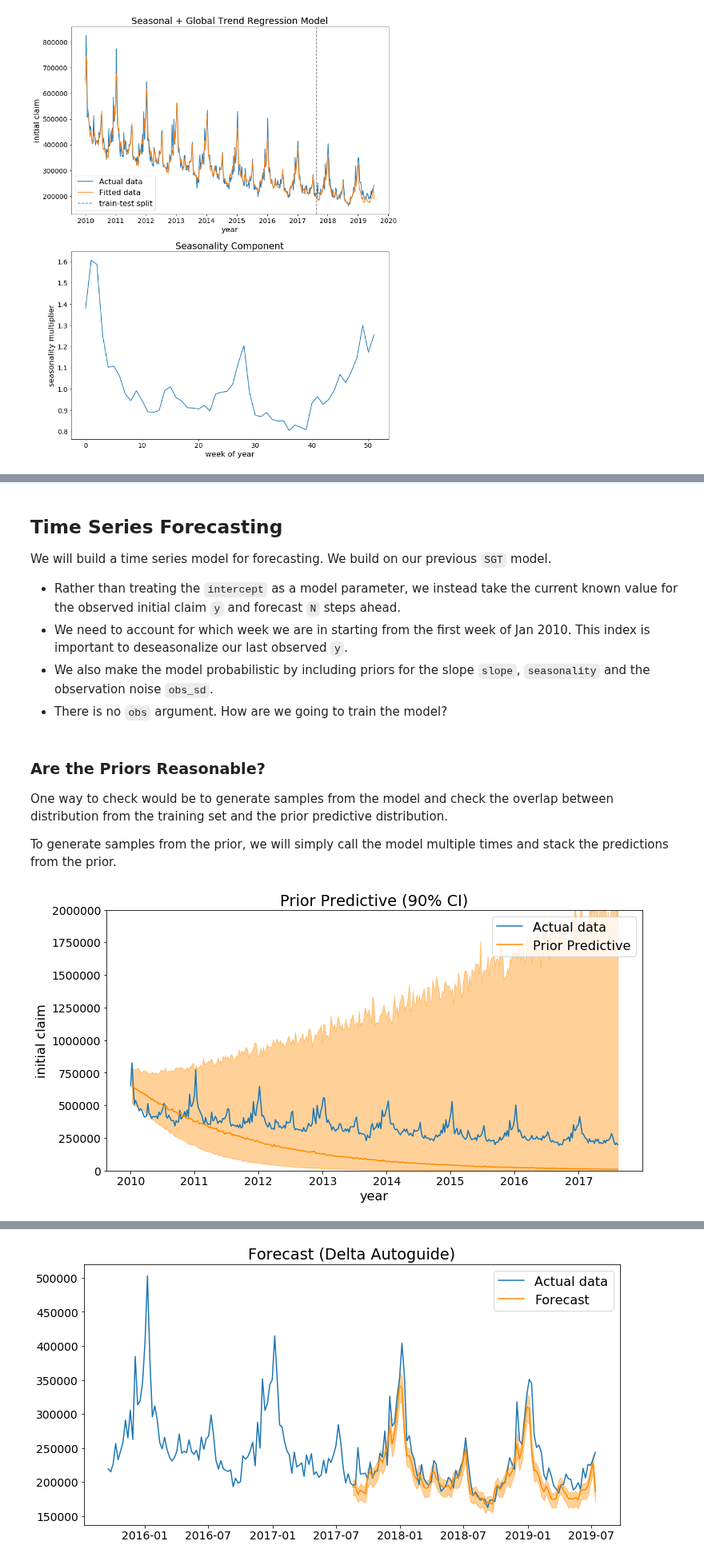
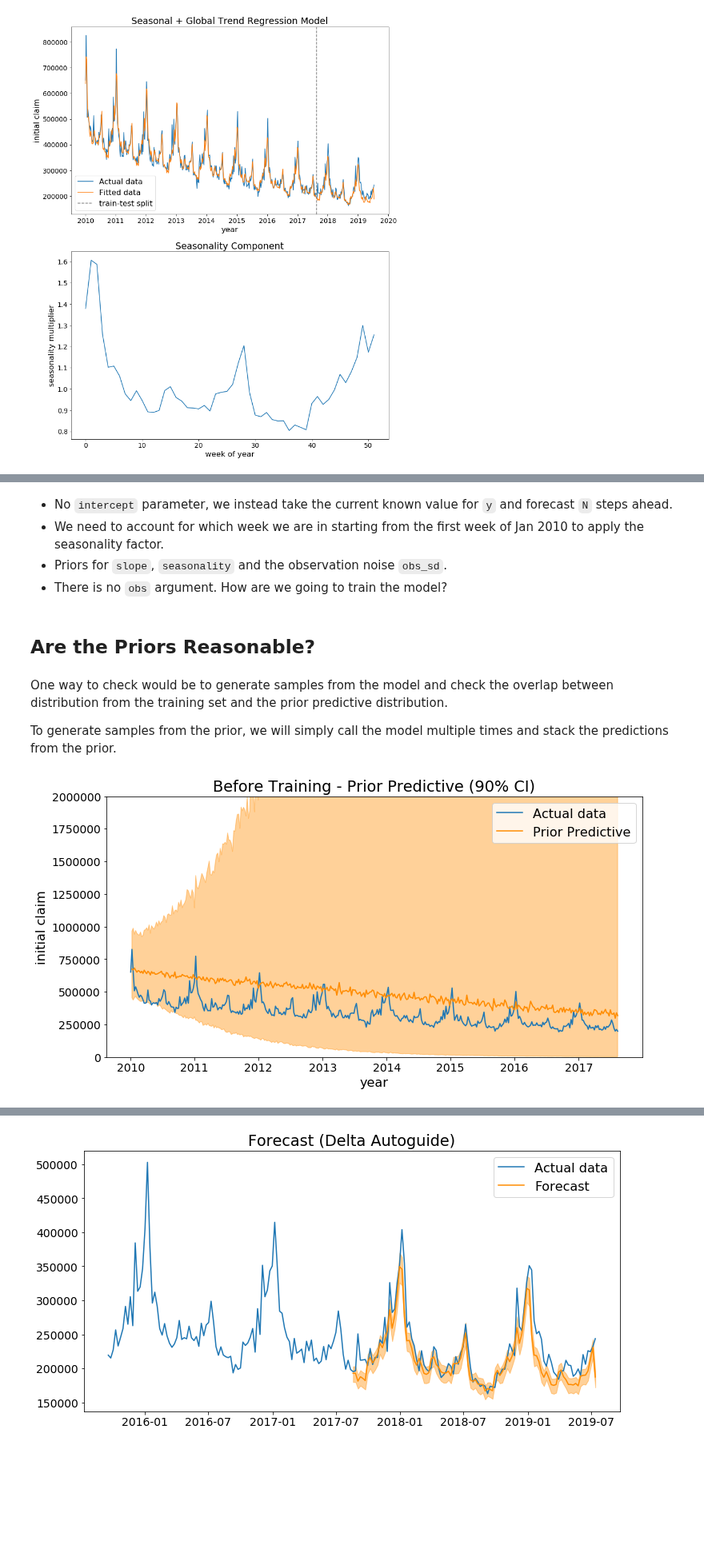
Before and after one commit to pyro-ppl/sandbox, a Jupyter notebook: 2019-08-time-series/part_ii_inference.ipynb, the cells around one changed output, grey strips where cells are left out. Shown at 80% size. Drawn from its saved outputs; the diff is of its cells as text; code cells hidden in the pictures; blank space fills up the shorter version.

```diff
--- a/2019-08-time-series/part_ii_inference.ipynb
+++ b/2019-08-time-series/part_ii_inference.ipynb
@@ -110,7 +109,7 @@ This model code is mostly just a translation of our data generating process.
 Tensor libraries like PyTorch have highly optimized linear algebra routines that can exploit data parallelism. Let us vectorize the *likelihood* computation to operate over all data in parallel.
 # %%
 def model_global_trend(y):
-    slope = pyro.param('slope', torch.tensor(1.))
+    slope = pyro.param('slope', torch.tensor(0.))
     intercept = pyro.param('intercept', torch.tensor(13.))
     with pyro.plate('N', len(y)) as t:
         log_y_hat = slope * t.type(torch.float) + intercept
@@ -121,4 +124,4 @@ def model_global_trend(y):
 N = len(y)
 N_test = 100
 N_train = N - N_test
-y_train = y[:-N_test]
+y_train = y[:N_train]
@@ -265,45 +271,48 @@ ax[1].set(title='Seasonality Component',
+# %%
+"""
+N : Number of forecast steps from the current step.
+x : Index for the last observed data from which to start forecasting.
+y : Value for the last observed data.
+"""
+def prob_sgt(N, x, y):
+    slope = pyro.sample('slope', dist.Normal(-0.18, 1.)) * 1e-2
+    obs_sd = pyro.sample('obs_sd', dist.HalfNormal(1.)) * 0.1
+    with pyro.plate('S', 52):
+        seasonality = pyro.sample('seasonality', dist.Normal(0., 0.2))
+        seasonality = seasonality - seasonality.mean()
+    with pyro.plate('N', N) as t:
+        seasonality_factor = seasonality.roll(-(x + 1) % 52).repeat(math.ceil(N / 52))[:N]
+        y_intercept = y.log() - seasonality[x % 52]
+        log_y_hat = slope * (t + 1).type(torch.float) + y_intercept + seasonality_factor
+        return pyro.sample('y', dist.LogNormal(log_y_hat, obs_sd))
 # %% [markdown]
-## Time Series Forecasting
-
-We will build a time series model for forecasting. We build on our previous `SGT` model.
- - Rather than treating the `intercept` as a model parameter, we instead take the current known value for the observed initial claim `y` and forecast `N` steps ahead.
- - We need to account for which week we are in starting from the first week of Jan 2010. This index is important to deseasonalize our last observed `y`.
- - We also make the model probabilistic by including priors for the slope `slope`, `seasonality` and the observation noise `obs_sd`.
+ - No `intercept` parameter, we instead take the current known value for `y` and forecast `N` steps ahead.
+ - We need to account for which week we are in starting from the first week of Jan 2010 to apply the seasonality factor.
+ - Priors for `slope`, `seasonality` and the observation noise `obs_sd`.
  - There is no `obs` argument. How are we going to train the model?
-# %%
-def prob_sgt(N, x, y):
-    slope = pyro.sample('slope', dist.Normal(-1, 1.)) * 1e-2
-    obs_sd = pyro.sample('obs_sd', dist.HalfNormal(1.)) * 0.1
-    with pyro.plate('S', 52):
-        seasonality = pyro.sample('seasonality', dist.Normal(0., 0.1))
-        seasonality = seasonality - seasonality.mean()
-    with pyro.plate('N', N) as t:
-        seasonality_factor = seasonality.roll(-(x + 1) % 52).repeat(math.ceil(N / 52))[:N]
-        y_intercept = y.log() - seasonality[x % 52]
-        log_y_hat = slope * (t + 1).type(torch.float) + y_intercept + seasonality_factor
-        return pyro.sample('y', dist.LogNormal(log_y_hat, obs_sd))
+# %% [markdown]
+## Are the Priors Reasonable?
 # %% [markdown]
-### Are the Priors Reasonable?
-
 One way to check would be to generate samples from the model and check the overlap between distribution from the training set and the prior predictive distribution.
 
 To generate samples from the prior, we will simply call the model multiple times and stack the predictions from the prior.
 # %%
 pyro.clear_param_store()
 
 preds = []
 for i in range(500):
     preds.append(prob_sgt(N_train-1, 0, y[0]).detach())
 preds = torch.stack(preds)
 quantiles = [0.1, 0.5, 0.9]
 pred_p10, pred_p50, pred_p90 = [preds.kthvalue(int(q*500), dim=0)[0] for q in quantiles]
 
 fig, ax = plt.subplots()
 ax.plot(time_range[:N_train], y_train, label='Actual data')
 ax.plot(time_range[1:N_train], pred_p50, label='Prior Predictive', color='darkorange')
 ax.fill_between(time_range[1:N_train], pred_p10, pred_p90, alpha=0.4,
                  color='darkorange')
-ax.set(title='Prior Predictive (90% CI)', xlabel='year', ylabel='initial claim', ylim=(0, 2e6))
+ax.set(title='Before Training - Prior Predictive (90% CI)',
+       xlabel='year', ylabel='initial claim', ylim=(0, 2e6))
 plt.legend();
 # %% [output]
-[figure, old version]
+[figure, new version]
```
Also changed, not shown: parts of 51 cells of this notebook.
